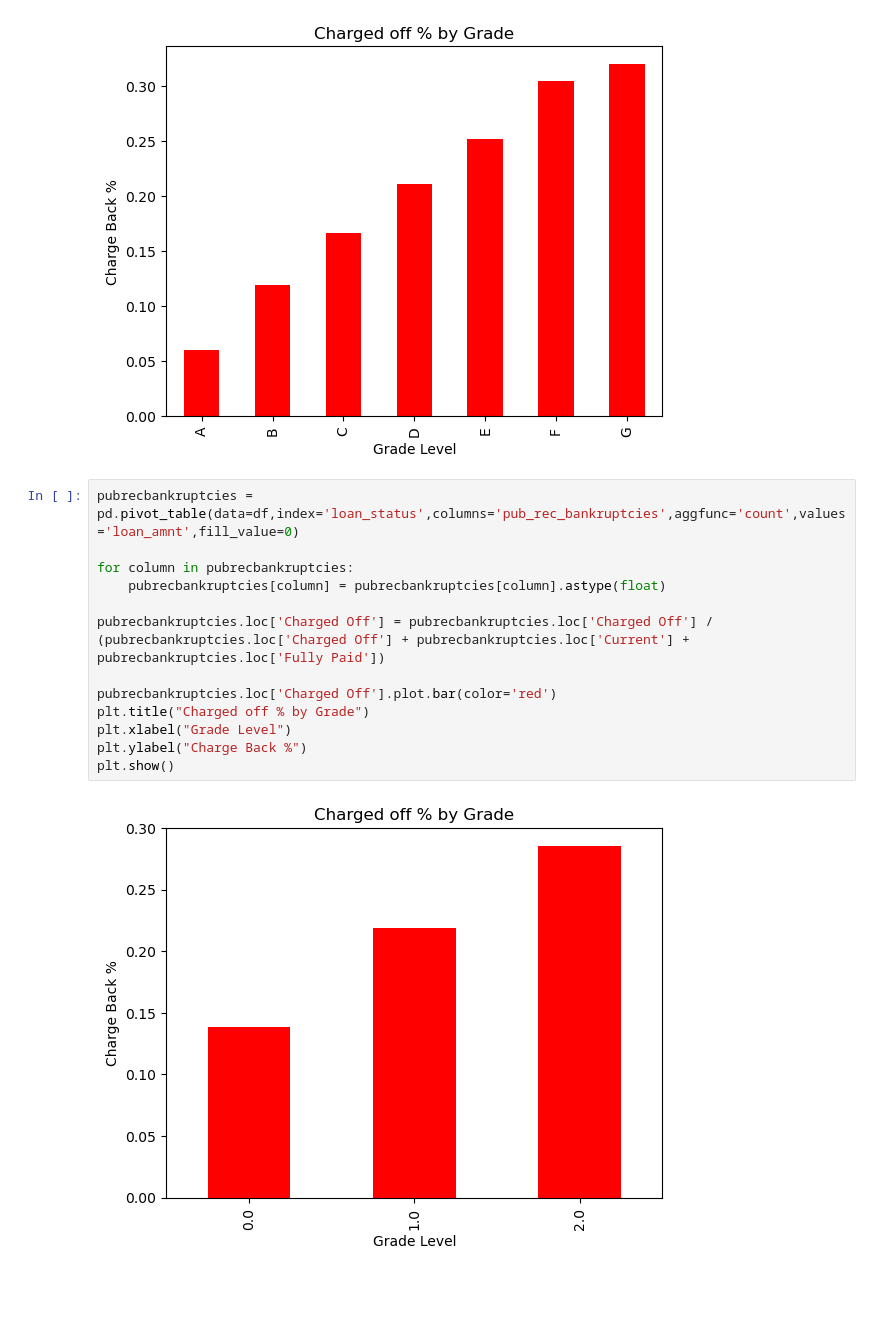
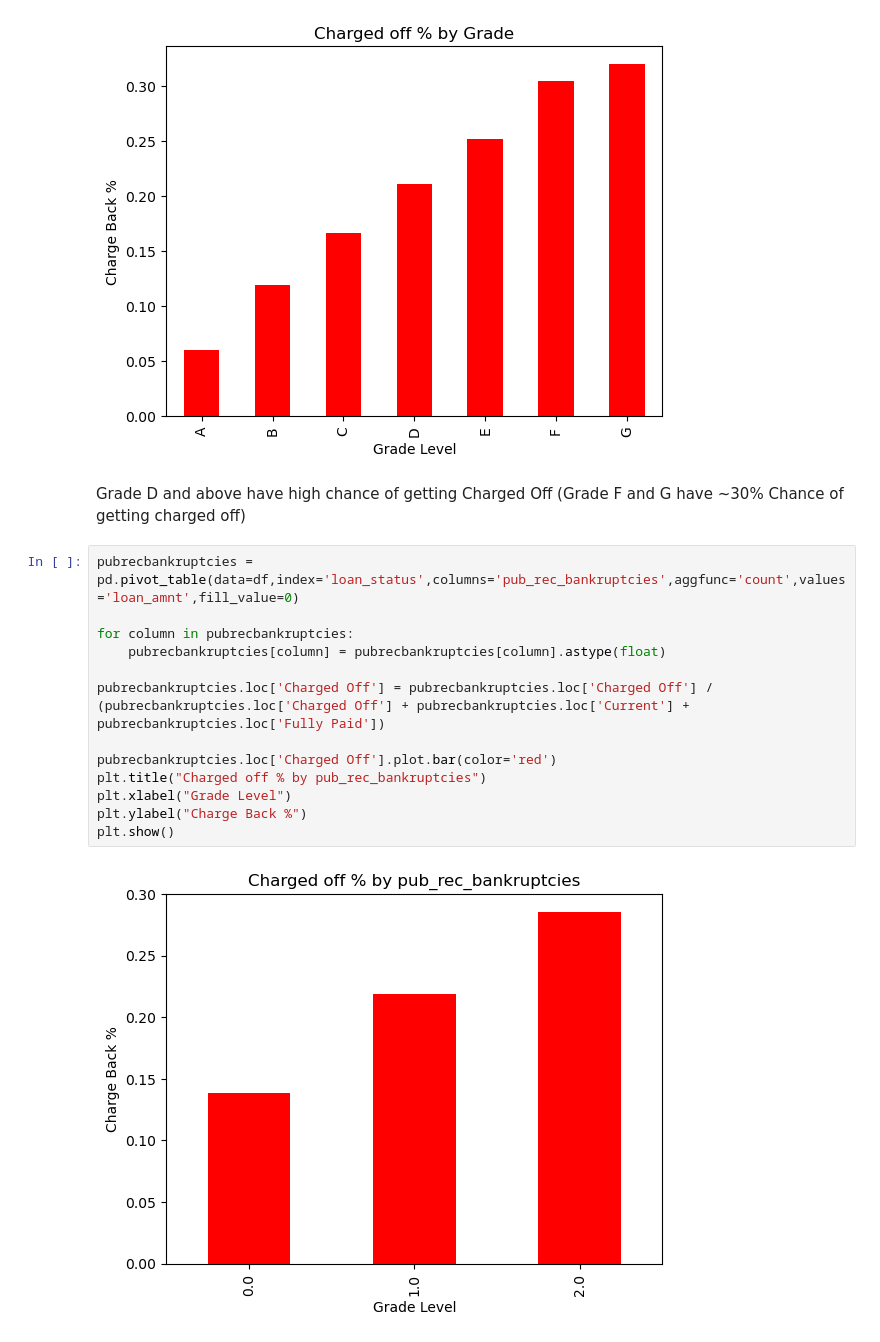
Before and after one commit to Mathur79/LendingClubCaseStudy, a Jupyter notebook: LendingClubCaseStudy.ipynb, the cells around one changed output. Cells and saved outputs as stored; diff of their text form; blank space fills up the shorter version.

```diff
--- a/LendingClubCaseStudy.ipynb
+++ b/LendingClubCaseStudy.ipynb
@@ -464,18 +511,20 @@ plt.ylabel("Charge Back %")
 plt.show()
 # %% [output]
 [figure]
+# %% [markdown]
+Grade D and above have high chance of getting Charged Off (Grade F and G have ~30% Chance of getting charged off)
 # %%
 pubrecbankruptcies = pd.pivot_table(data=df,index='loan_status',columns='pub_rec_bankruptcies',aggfunc='count',values='loan_amnt',fill_value=0)
 
 for column in pubrecbankruptcies:
     pubrecbankruptcies[column] = pubrecbankruptcies[column].astype(float)
 
 pubrecbankruptcies.loc['Charged Off'] = pubrecbankruptcies.loc['Charged Off'] / (pubrecbankruptcies.loc['Charged Off'] + pubrecbankruptcies.loc['Current'] + pubrecbankruptcies.loc['Fully Paid'])
 
 pubrecbankruptcies.loc['Charged Off'].plot.bar(color='red')
-plt.title("Charged off % by Grade")
+plt.title("Charged off % by pub_rec_bankruptcies")
 plt.xlabel("Grade Level")
 plt.ylabel("Charge Back %")
 plt.show()
 # %% [output]
-[figure, old version]
+[figure, new version]
```
Also changed, not shown: parts of 34 cells of this notebook.
